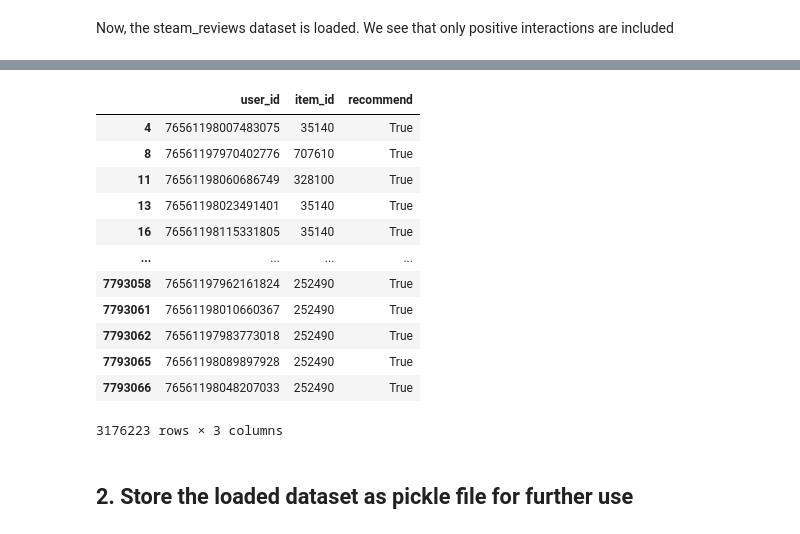
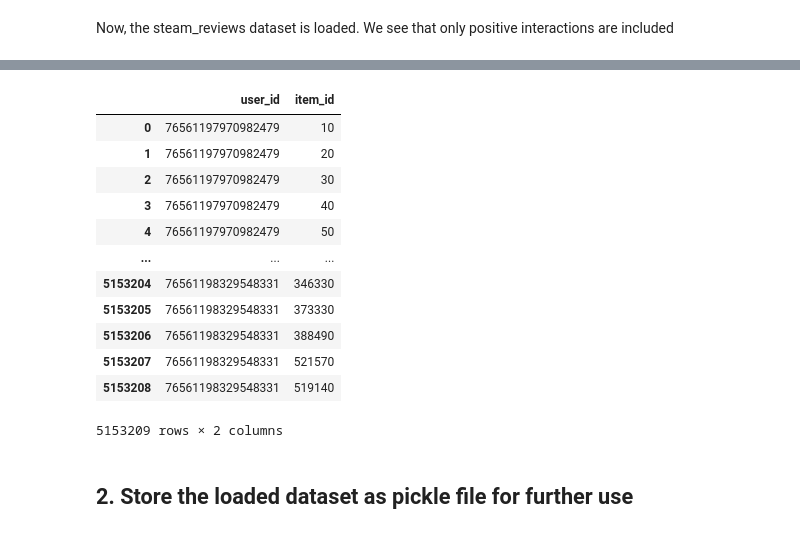
Before and after one commit to stijnrosaer/project-ai, a Jupyter notebook: notebooks/0_load_data.ipynb, the cells around one changed output, grey strips where cells are left out. Cells and saved outputs as stored; diff of their text form; code cells hidden in the pictures.

```diff
--- a/notebooks/0_load_data.ipynb
+++ b/notebooks/0_load_data.ipynb
@@ -40,7 +40,7 @@ steam_reviews= 'steam_reviews.json.gz'
 games_all = "gamesAll.json.gz"
 # %%
 dataframes = {}
-for dataset in [steam_reviews]:
+for dataset in [user_items]:
     print(f"----- {dataset}-----")
     df_metadata = parse_json(steam_path + dataset)
     dataframes[dataset.split(".")[0]] = df_metadata
@@ -54,9 +54,19 @@ Reading 8661 rows.
 # %% [markdown]
 Now, the steam_reviews dataset is loaded.
 We see that only positive interactions are included
+# %%
+def split_items(items):
+    ids = []
+    for i in items:
+        ids.append(i["item_id"])
+    return ids
 # %%
-steam_reviews_df = dataframes["steam_reviews"]
-steam_reviews_df = steam_reviews_df[["user_id", "product_id", "recommended"]]
-steam_reviews_df = steam_reviews_df.rename(columns={'product_id': "item_id", "recommended": 'recommend'})
-steam_reviews_df
+user_items_df = dataframes["australian_users_items"]
+user_items_df = user_items_df[["user_id", "items"]]
+user_items_df["items"] = user_items_df["items"].apply(split_items)
+user_items_df = user_items_df.rename(columns={'items': "item_id"})
+steam_reviews_df = user_items_df[["user_id", "item_id"]]
+user_items_df = user_items_df[user_items_df.item_id.apply(lambda x: len(x) > 0)]
+user_items_df = user_items_df.explode("item_id").reset_index(drop=True)
+user_items_df
 # %% [output]
@@ -76,21 +91,21 @@ steam_reviews_df
 # %%
-# Drop nan's from the dataset
-interactions_df = steam_reviews_df.dropna()
+# Drop nan's and empty item_id lists from the dataset
+interactions_df = user_items_df.dropna()
 interactions_df
 # %% [output]
-|  | user_id | item_id | recommend |
-| 4 | 76561198007483075 | 35140 | True |
-| 8 | 76561197970402776 | 707610 | True |
-| 11 | 76561198060686749 | 328100 | True |
-| 13 | 76561198023491401 | 35140 | True |
-| 16 | 76561198115331805 | 35140 | True |
-| ... | ... | ... | ... |
-| 7793058 | 76561197962161824 | 252490 | True |
-| 7793061 | 76561198010660367 | 252490 | True |
-| 7793062 | 76561197983773018 | 252490 | True |
-| 7793065 | 76561198089897928 | 252490 | True |
-| 7793066 | 76561198048207033 | 252490 | True |
+|  | user_id | item_id |
+| 0 | 76561197970982479 | 10 |
+| 1 | 76561197970982479 | 20 |
+| 2 | 76561197970982479 | 30 |
+| 3 | 76561197970982479 | 40 |
+| 4 | 76561197970982479 | 50 |
+| ... | ... | ... |
+| 5153204 | 76561198329548331 | 346330 |
+| 5153205 | 76561198329548331 | 373330 |
+| 5153206 | 76561198329548331 | 388490 |
+| 5153207 | 76561198329548331 | 521570 |
+| 5153208 | 76561198329548331 | 519140 |
-3176223 rows × 3 columns
+5153209 rows × 2 columns
 # %% [markdown]
 ## 2. Store the loaded dataset as pickle file for further use
 # %%
```
Also changed, not shown: parts of 2 cells of this notebook, 3 other files.
